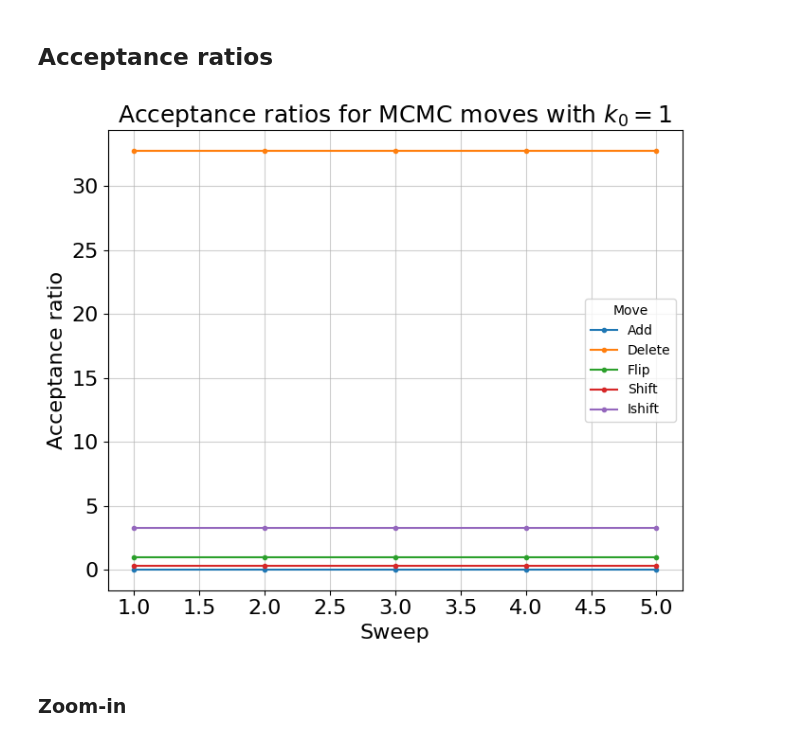
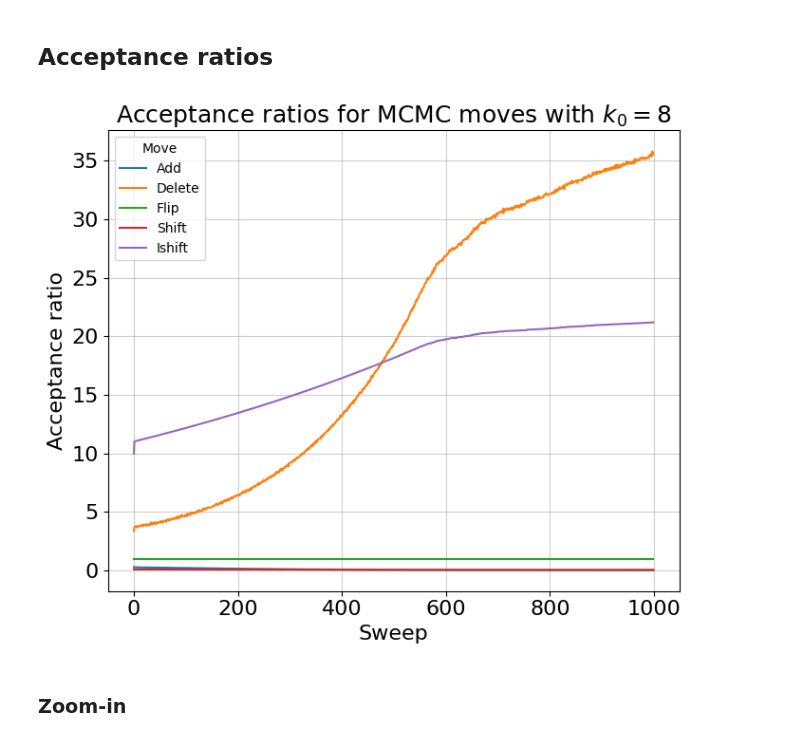
Before and after one commit to sedadenboer/CDT, a Jupyter notebook: src/2+1/experiments/analysis.ipynb, the cells around one changed output. Saved outputs shown, nothing was run; the diff lists cells and outputs as text; code cells hidden in the pictures.

```diff
--- a/src/2+1/experiments/analysis.ipynb
+++ b/src/2+1/experiments/analysis.ipynb
@@ -54,27 +73,27 @@ plt.tight_layout()
 ## Acceptance ratios
 # %%
 # Load file
-filepath = 'measurements/test_k0=1_acceptance_ratios.npy'
+filepath = 'measurements/k0=8/outfile_k0=8_tswps=1000_swps=0_kstps=500000_chain=0_acceptance_ratios.npy'
 acceptance_ratios = np.load(filepath).T
-sweeps = np.arange(1, acceptance_ratios.shape[1] + 1)
+k0 = 8
 
 # Plot acceptance ratios
 plt.figure(figsize=(7, 6))
-plt.plot(sweeps, acceptance_ratios[0], '.-', label='Add')
-plt.plot(sweeps, acceptance_ratios[1], '.-', label='Delete')
-plt.plot(sweeps, acceptance_ratios[2], '.-', label='Flip')
-plt.plot(sweeps, acceptance_ratios[3], '.-', label='Shift')
-plt.plot(sweeps, acceptance_ratios[4], '.-', label='Ishift')
+plt.plot(acceptance_ratios[0], label='Add')
+plt.plot(acceptance_ratios[1], label='Delete')
+plt.plot(acceptance_ratios[2], label='Flip')
+plt.plot(acceptance_ratios[3], label='Shift')
+plt.plot(acceptance_ratios[4], label='Ishift')
 plt.xlabel('Sweep', fontsize=16)
 plt.ylabel('Acceptance ratio', fontsize=16)
-plt.title('Acceptance ratios for MCMC moves with $k_0=1$', fontsize=18)
+plt.title(f'Acceptance ratios for MCMC moves with $k_0={k0}$', fontsize=18)
 plt.yticks(fontsize=16)
 plt.xticks(fontsize=16)
 plt.grid(True, which="both", ls="-", alpha=0.6)
 plt.legend(title='Move', fancybox=True)
 plt.tight_layout()
 # %% [output]
-[figure, old version]
+[figure, new version]
 # %% [markdown]
 ### Zoom-in
 # %% [markdown]
```
Also changed, not shown: parts of 13 cells of this notebook, 5 other files.
